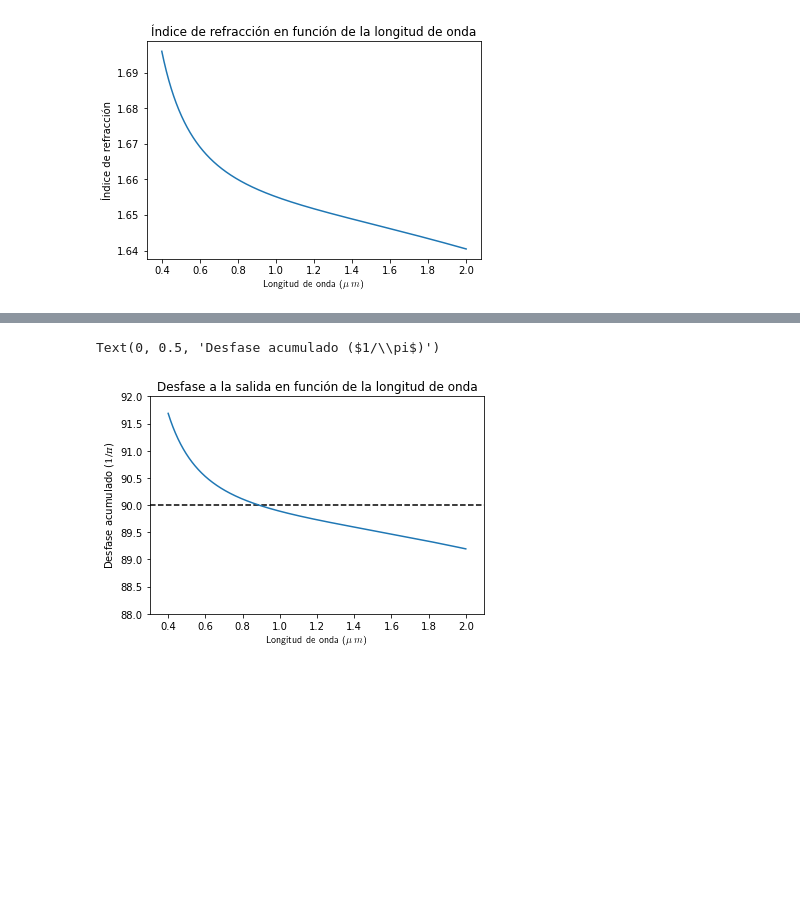
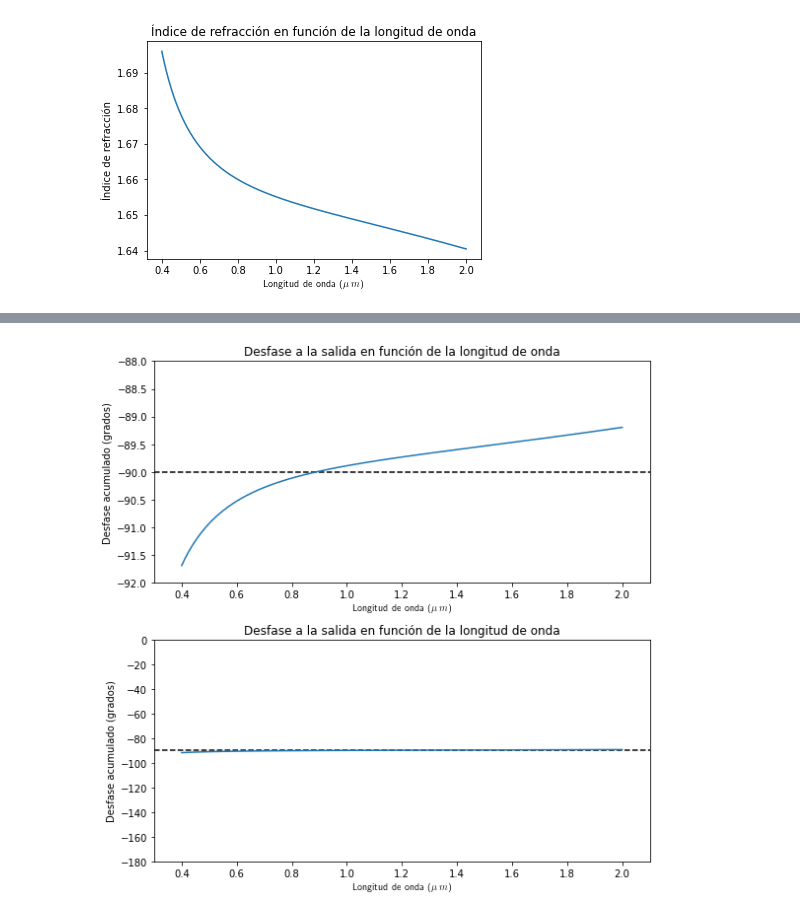
Before and after one commit to rmhsik/Mooney, a Jupyter notebook: Untitled.ipynb, the cells around one changed output, grey strips where cells are left out. Saved outputs shown, nothing was run; the diff lists cells and outputs as text; code cells hidden in the pictures; blank space fills up the shorter version.

Commit message:
Simplified calc and added images

```diff
--- a/Untitled.ipynb
+++ b/Untitled.ipynb
@@ -82,14 +49,39 @@ phase = phase_s-phase_p
+# %%
+n1 = 1.0
+n2 = n_rhomb_val
+
+# Primera reflexion en el interior del rombo
+theta_i = np.radians(60.0)
+phase1 = 2*np.arctan(-(np.cos(theta_i)*np.sqrt(n2**2*np.sin(theta_i)**2-n1**2))/\
+                    (n2*np.sin(theta_i)**2))
+
+# Segunda reflexion en el interior del rombo
+theta_i = np.radians(60.0)
+phase2 = 2*np.arctan(-(np.cos(theta_i)*np.sqrt(n2**2*np.sin(theta_i)**2-n1**2))/\
+                    (n2*np.sin(theta_i)**2))
+phase = phase1+phase2
 # %%
-fig = plt.figure()
-ax = fig.add_subplot(111)
-ax.axhline(90,linestyle='--',c='k')
+fig = plt.figure(figsize=(8,8))
+ax = fig.add_subplot(211)
+ax.axhline(-90,linestyle='--',c='k')
 ax.plot(wl,np.degrees(phase))
 # ax.set_ylim(0.4,0.6);
-ax.set_ylim(88,92)
+ax.set_ylim(-92,-88)
 ax.set_xlim(0.3,2.1)
 ax.set_title('Desfase a la salida en función de la longitud de onda')
 ax.set_xlabel('Longitud de onda ($\mu\:m$)', usetex=True)
-ax.set_ylabel('Desfase acumulado ($1/\pi$)')
+ax.set_ylabel('Desfase acumulado (grados)')
+
+ax = fig.add_subplot(212)
+ax.axhline(-90,linestyle='--',c='k')
+ax.plot(wl,np.degrees(phase))
+# ax.set_ylim(0.4,0.6);
+ax.set_ylim(-180,-0)
+ax.set_xlim(0.3,2.1)
+ax.set_title('Desfase a la salida en función de la longitud de onda')
+ax.set_xlabel('Longitud de onda ($\mu\:m$)', usetex=True)
+ax.set_ylabel('Desfase acumulado (grados)')
+
+fig.tight_layout()
 # %% [output]
-Text(0, 0.5, 'Desfase acumulado ($1/\\pi$)')
-[figure, old version]
+[figure, new version]
```
Also changed, not shown: parts of 10 cells of this notebook, 2 other files.
